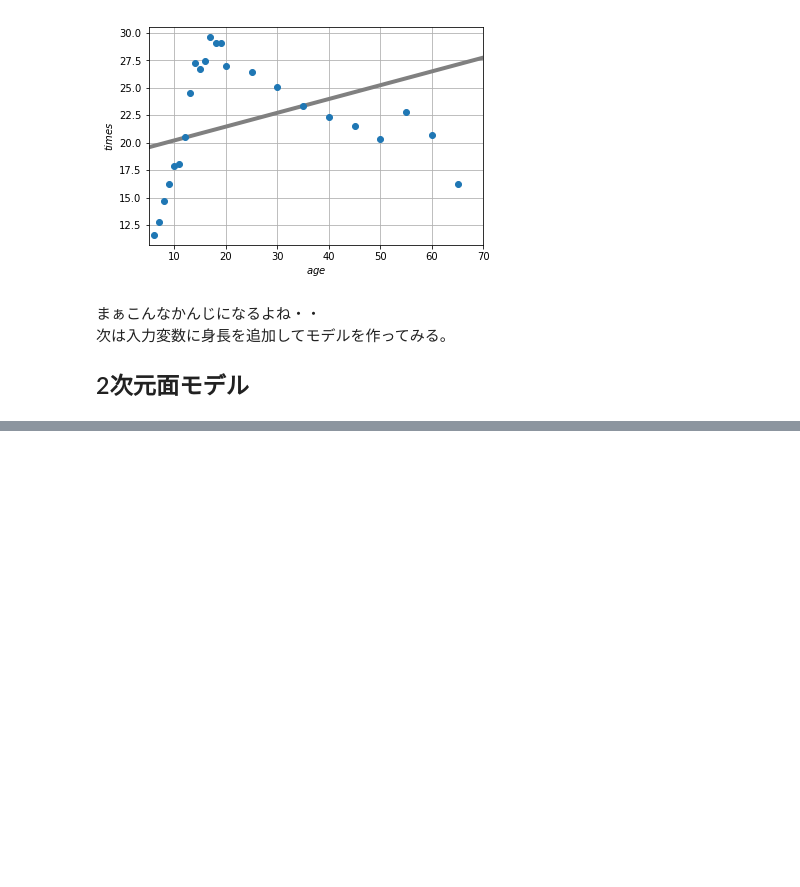
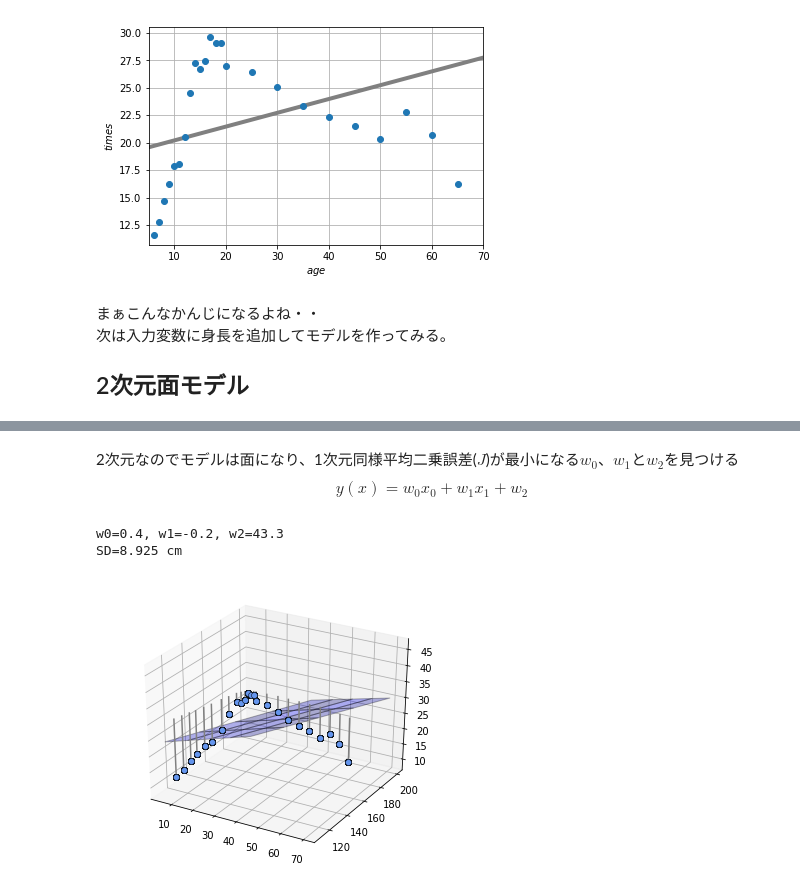
Before and after one commit to SGA-yoshiyuki-mimura/machine-learning-study, a Jupyter notebook: 教師あり_回帰.ipynb, the cells around one changed output, grey strips where cells are left out. Cells and saved outputs as stored; diff of their text form; code cells hidden in the pictures; blank space fills up the shorter version.

```diff
--- a/教師あり_回帰.ipynb
+++ b/教師あり_回帰.ipynb
@@ -221,0 +232,46 @@ SD=5.596 cm
+# %% [markdown]
+2次元なのでモデルは面になり、1次元同様平均二乗誤差($J$)が最小になる$w_{0}$、$w_{1}$と$w_{2}$を見つける
+$$
+y(x) = w_{0}x_{0} + w_{1}x_{1} +  w_{2}
+$$
+# %%
+height_min = 110
+height_max = 200
+
+def show_plane(ax, w):
+    px0 = np.linspace(age_min, age_max, 5)
+    px1 = np.linspace(height_min, height_max, 5)
+    px0, px1 = np.meshgrid(px0, px1)
+    y = w[0]*px0 + w[1] * px1 + w[2]
+    ax.plot_surface(px0, px1, y, rstride=1, cstride=1, alpha=0.3,
+                   color='blue', edgecolor='black')
+
+def mse_plane(x0, x1, t, w):
+    y = w[0] * x0 + w[1] * x1 + w[2]
+    mse = np.mean((y-t)**2)
+    return mse
+
+def fit_plane(x0, x1, t):
+    c_tx0 = np.mean(t * x0) - np.mean(t) * np.mean(x0)
+    c_tx1 = np.mean(t * x1) - np.mean(t) * np.mean(x1)
+    c_x0x1 = np.mean(x0 * x1) - np.mean(x0) * np.mean(x1)
+    v_x0 = np.var(x0)
+    v_x1 = np.var(x1)
+    w0 = (c_tx0 * c_x0x1 - v_x0 * c_tx1) / (c_x0x1**2 - v_x0 * v_x1)
+    w1 = (c_tx1 * c_x0x1 - v_x1 * c_tx0) / (c_x0x1**2 - v_x0 * v_x1)
+    w2 =  -w0 * np.mean(x0) - w1 * np.mean(x1) + np.mean(t)
+    return np.array([w0, w1, w2])
+
+plt.figure(figsize=(6,5))
+ax = plt.subplot(1, 1, 1, projection='3d')
+W = fit_plane(ages, heights, times)
+print("w0={0:.1f}, w1={1:.1f}, w2={2:.1f}".format(W[0], W[1], W[2]))
+show_plane(ax, W)
+show_data2(ax, ages, heights, times)
+mse = mse_plane(ages, heights, times, W)
+print("SD={0:.3f} cm".format(np.sqrt(mse)))
+plt.show()
+# %% [output]
+w0=0.4, w1=-0.2, w2=43.3
+SD=8.925 cm
+[figure, added]
```
Also changed, not shown: parts of 9 cells of this notebook, 1 other file.
